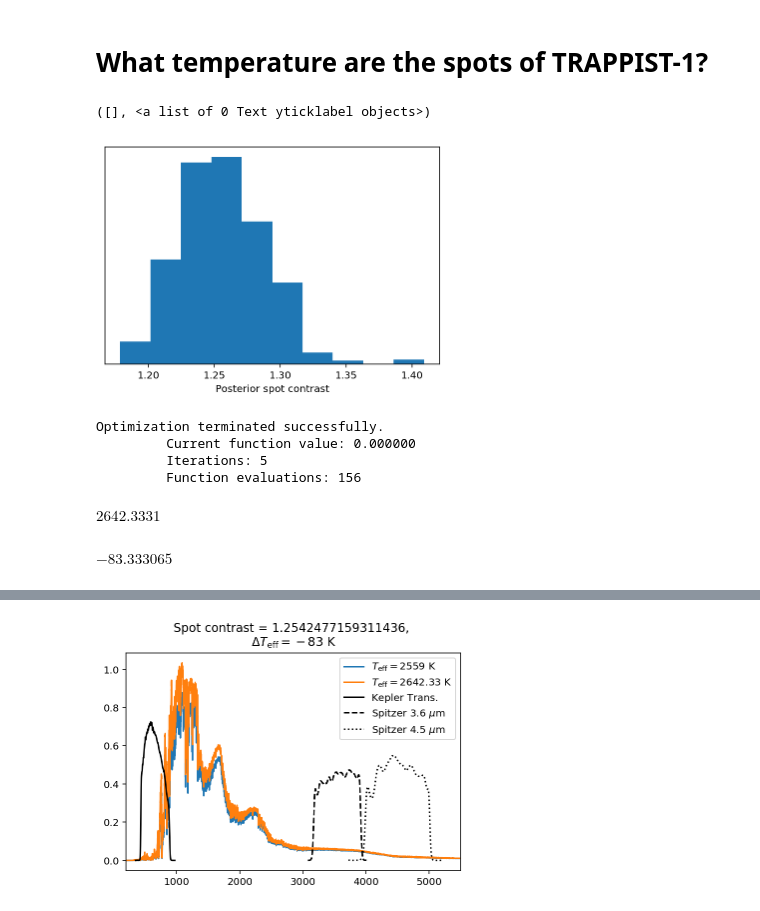
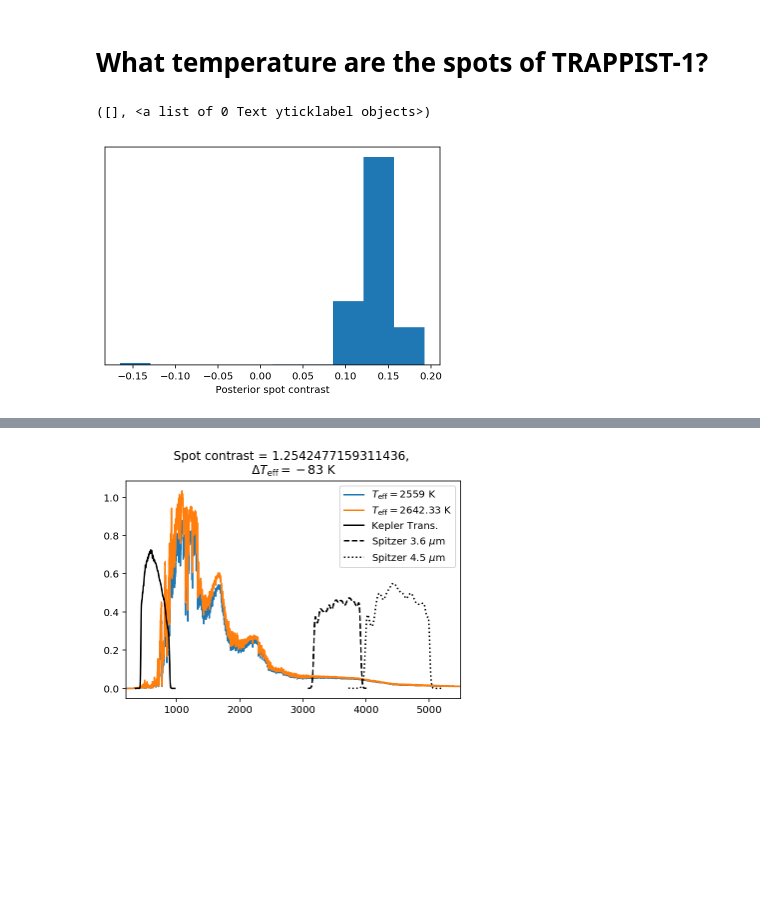
Before and after one commit to bmorris3/libra, a Jupyter notebook: notebooks/spot_temperatures.ipynb, the cells around one changed output, grey strips where cells are left out. Drawn from its saved outputs; the diff is of its cells as text; code cells hidden in the pictures; blank space fills up the shorter version.

```diff
--- a/notebooks/spot_temperatures.ipynb
+++ b/notebooks/spot_temperatures.ipynb
@@ -35,38 +35,10 @@ bb_2600 = blackbody_lambda(phoenix_wavelength, 2600)
 # plt.xlim([200, 1000])
 # %%
 posterior_samples = np.loadtxt('trappist1_spotmodel_posteriors_bright.txt')
-median_contrast = np.median(posterior_samples[:, -1])
-plt.hist(posterior_samples[:, -1])
+median_contrast = np.median(posterior_samples[:, -2])
+plt.hist(posterior_samples[:, -2])
 plt.xlabel('Posterior spot contrast')
 plt.yticks([])
 # %% [output]
 ([], <a list of 0 Text yticklabel objects>)
-[figure, old version]
+[figure, new version]
-# %%
-#median_contrast = 0.62
-
-def minimize(p):
-    bb_trial = blackbody_lambda(phoenix_wavelength, p[0]*u.K).value
-    bb_2559 = blackbody_lambda(phoenix_wavelength, 2559*u.K).value
-
-    trans_interp = np.interp(phoenix_wavelength, kplr_wavelength, kplr_trans, left=0, right=0)
-
-    spot_spectrum = phoenix_flux * bb_trial / bb_2559
-
-    contrast = (np.trapz(spot_spectrum * trans_interp * phoenix_wavelength, x=phoenix_wavelength) /
-                np.trapz(phoenix_flux * trans_interp * phoenix_wavelength, x=phoenix_wavelength))
-    return np.abs(contrast - median_contrast)
-
-
-spot_temperature = fmin_powell(minimize, [2800])
-spot_temperature
-# %% [output]
-Optimization terminated successfully.
-         Current function value: 0.000000
-         Iterations: 5
-         Function evaluations: 156
-$2642.3331 \; \mathrm{}$
-# %%
-2559 - spot_temperature
-# %% [output]
-$-83.333065 \; \mathrm{}$
```
Also changed, not shown: parts of 9 cells of this notebook, 34 other files.
